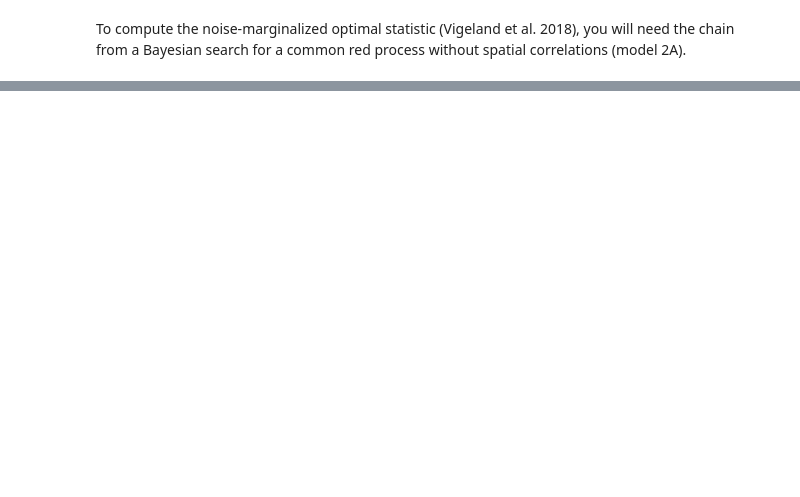
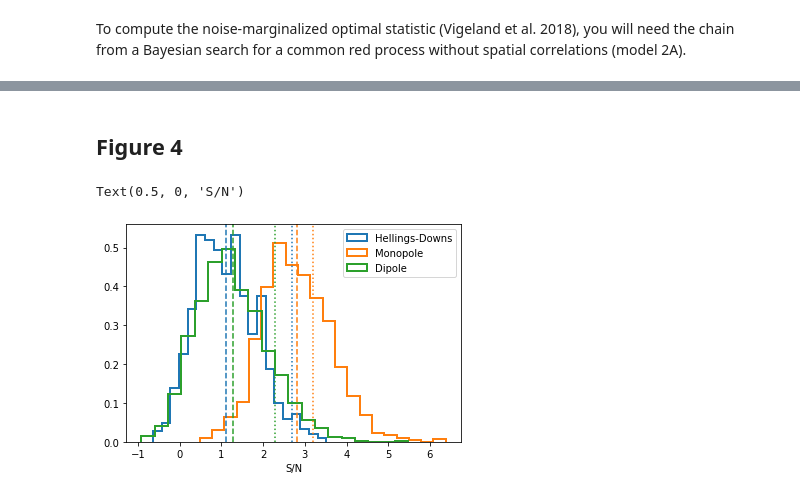
Before and after one commit to nanograv/12p5yr_stochastic_analysis, a Jupyter notebook: notebooks/frequentist_optimalstatistic_analysis.ipynb, the cells around one changed output, grey strips where cells are left out. Saved outputs shown, nothing was run; the diff lists cells and outputs as text; code cells hidden in the pictures; blank space fills up the shorter version.

```diff
--- a/notebooks/frequentist_optimalstatistic_analysis.ipynb
+++ b/notebooks/frequentist_optimalstatistic_analysis.ipynb
@@ -37,6 +46,8 @@ noisefile = '/Users/vigeland/Documents/Research/NANOGrav/nanograv_data/12p5yr/ch
 with open(noisefile, 'r') as f:
     noisedict = json.load(f)
 # %%
+%%time
+# (Note: It may take a few minutes to run this cell and may require at least ~4GB RAM)
 # Initialize the optimal statistic object
 # You can give it a list of pulsars and the noise dictionary, and it will create the pta object for you
 # Alternatively, you can make the pta object yourself and give it to the OptimalStatistic object as an argument
@@ -70,4 +81,6 @@ pta = signal_base.PTA([s(p) for p in psrs])
 # We need to set the white noise parameters to the values in the noise dictionary
 pta.set_default_params(noisedict)
 
-os = opt_stat.OptimalStatistic(psrs, pta=pta)
+os = opt_stat.OptimalStatistic(psrs, pta=pta, orf='hd')
+os_dip = opt_stat.OptimalStatistic(psrs, pta=pta, orf='dipole')
+os_mono = opt_stat.OptimalStatistic(psrs, pta=pta, orf='monopole')
@@ -77,5 +110,6 @@ os = opt_stat.OptimalStatistic(psrs, pta=pta)
 # Once you have done your own Bayesian search,
 # you can make your own parameter dictionary of maximum-likelihood values
 
-with open('data/12p5yr_maxlike.json', 'r') as f:
+with open('../data/12p5yr_maxlike.json', 'r') as f:
+#with open('../data/12p5yr_median.json', 'r') as f:
     ml_params = json.load(f)
@@ -90,3 +126,9 @@ with open('data/12p5yr_maxlike.json', 'r') as f:
 
 xi, rho, sig, OS, OS_sig = os.compute_os(params=ml_params)
 print(OS, OS_sig, OS/OS_sig)
+
+_, _, _, OS_dip, OS_sig_dip = os_dip.compute_os(params=ml_params)
+print(OS_dip, OS_sig_dip, OS_dip/OS_sig_dip)
+
+_, _, _, OS_mono, OS_sig_mono = os_mono.compute_os(params=ml_params)
+print(OS_mono, OS_sig_mono, OS_mono/OS_sig_mono)
@@ -184,11 +261,16 @@ chain = np.loadtxt(chaindir + '/chain_1.txt')
 # %%
+%%time
+# (Note: It may take a few minutes to run this cell)
 N = 1000   # number of times to compute the optimal statistic
 burn = int(0.25*chain.shape[0])   # estimate of when the chain has burned in
 
 noisemarg_OS, noisemarg_OS_err = np.zeros(N), np.zeros(N)
+noisemarg_OS_dip, noisemarg_OS_dip_err = np.zeros(N), np.zeros(N)
+noisemarg_OS_mono, noisemarg_OS_mono_err = np.zeros(N), np.zeros(N)
 
 for i in range(N):
-
+    if i%100==0:
+        print("Status: ", i, "/", N, " -- ", i/N*100, " %")
     # choose a set of noise values from the chain
     # make sure that you pull values from after the chain has burned in
     idx = np.random.randint(burn, chain.shape[0])
@@ -200,3 +282,5 @@ for i in range(N):
 
     # compute the optimal statistic at this set of noise values and save in an array
     _, _, _, noisemarg_OS[i], noisemarg_OS_err[i] = os.compute_os(params=param_dict)
+    _, _, _, noisemarg_OS_dip[i], noisemarg_OS_dip_err[i] = os_dip.compute_os(params=param_dict)
+    _, _, _, noisemarg_OS_mono[i], noisemarg_OS_mono_err[i] = os_mono.compute_os(params=param_dict)
@@ -207,0 +300,23 @@ plt.hist(noisemarg_OS/noisemarg_OS_err)
+# %% [markdown]
+## Figure 4
+# %%
+plt.hist(noisemarg_OS/noisemarg_OS_err, histtype='step', lw=2, label='Hellings-Downs', color='C0',
+         bins=20, density=True)
+plt.hist(noisemarg_OS_mono/noisemarg_OS_mono_err, histtype='step', lw=2, label='Monopole', color='C1',
+         bins=20, density=True)
+plt.hist(noisemarg_OS_dip/noisemarg_OS_dip_err, histtype='step', lw=2, label='Dipole', color='C2',
+         bins=20, density=True)
+
+plt.gca().axvline(x=np.mean(noisemarg_OS/noisemarg_OS_err), ls='--', color='C0')
+plt.gca().axvline(x=np.mean(noisemarg_OS_mono/noisemarg_OS_mono_err), ls='--', color='C1')
+plt.gca().axvline(x=np.mean(noisemarg_OS_dip/noisemarg_OS_dip_err), ls='--', color='C2')
+
+plt.gca().axvline(x=OS/OS_sig, ls=':', color='C0')
+plt.gca().axvline(x=OS_mono/OS_sig_mono, ls=':', color='C1')
+plt.gca().axvline(x=OS_dip/OS_sig_dip, ls=':', color='C2')
+
+plt.legend(loc="upper right")
+plt.xlabel("S/N")
+# %% [output]
+Text(0.5, 0, 'S/N')
+[figure, added]
```
Also changed, not shown: parts of 17 cells of this notebook.
